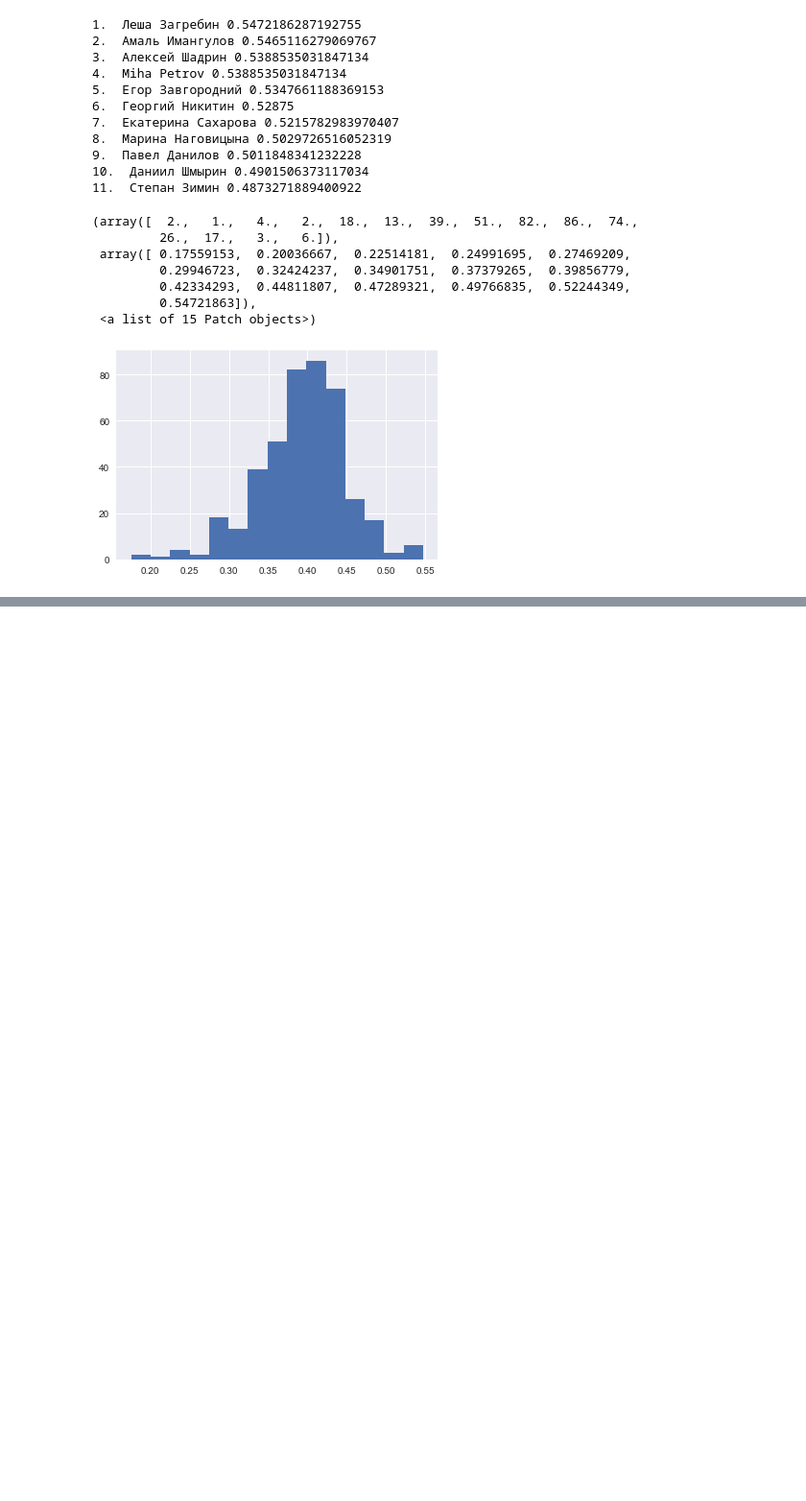
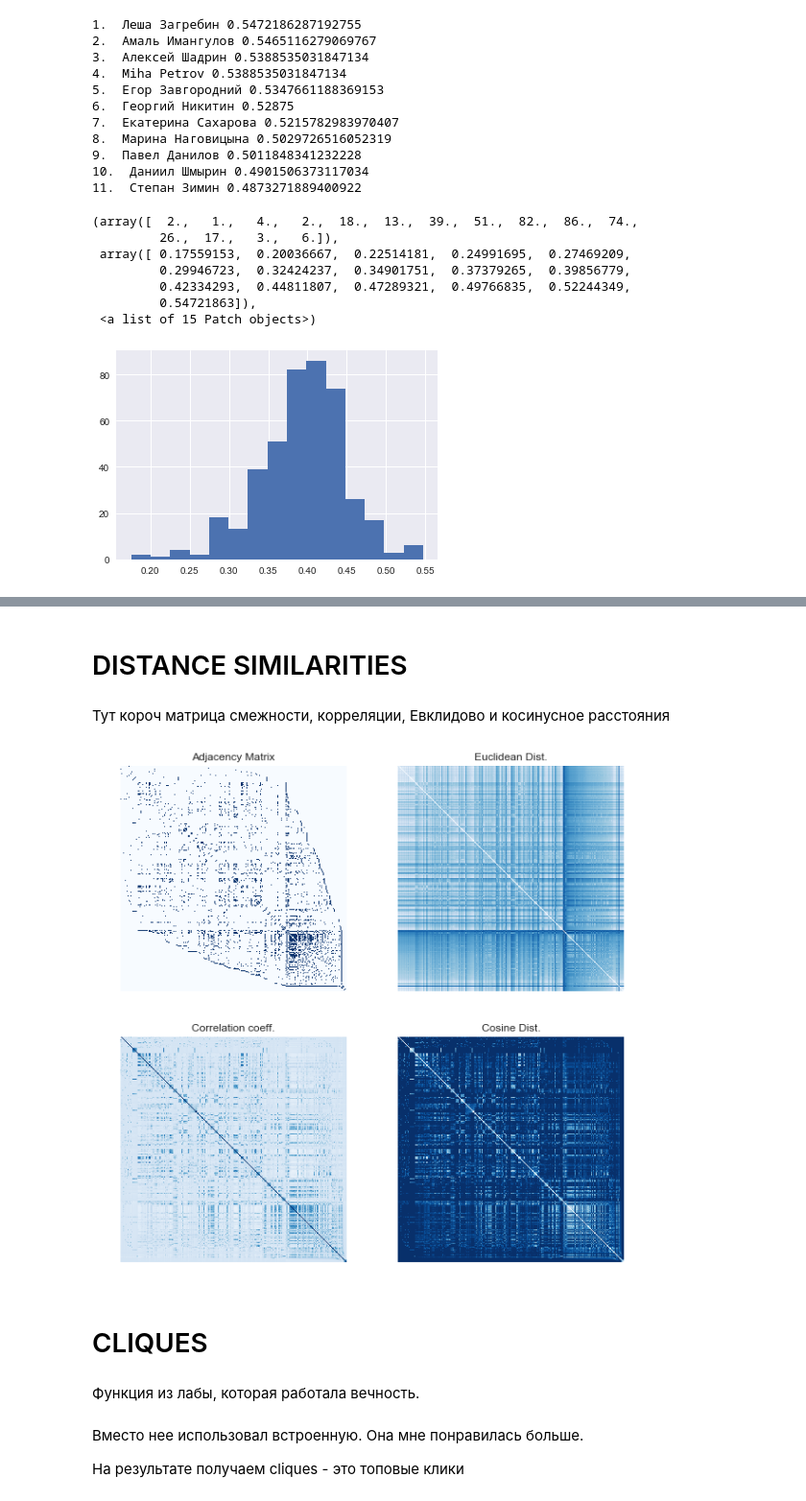
Before and after one commit to Zelich/HSE_tasks, a Jupyter notebook: Seti_Project1.ipynb, the cells around one changed output, grey strips where cells are left out. Shown at 96% size. Drawn from its saved outputs; the diff is of its cells as text; code cells hidden in the pictures; blank space fills up the shorter version.

```diff
--- a/Seti_Project1.ipynb
+++ b/Seti_Project1.ipynb
@@ -234,0 +284,38 @@ plt.hist(list(cc.values()), bins=15)
+# %% [markdown]
+# DISTANCE SIMILARITIES
+# %% [markdown]
+Тут короч матрица смежности, корреляции, Евклидово и косинусное расстояния
+# %%
+def plotDist(G):
+    rcm = nx.utils.reverse_cuthill_mckee_ordering(G)
+    A = nx.to_numpy_matrix(G, dtype=int, nodelist=list(rcm))
+    A = np.asarray(A)
+    f, ax = plt.subplots(2, 2, figsize=(10,10))
+    ax[0, 0].imshow(A, cmap = 'Blues', interpolation = 'None')
+    ax[0, 0].set_title('Adjacency Matrix')
+    ax[0, 0].axis('off')
+
+    D = np.corrcoef(A)
+    ax[1, 0].imshow(D, cmap = 'Blues', interpolation = 'None')
+    ax[1, 0].set_title('Correlation coeff.')
+    ax[1, 0].axis('off')
+
+    dVec = spt.distance.pdist(A, metric = 'euclidean')
+    D = spt.distance.squareform(dVec)
+    ax[0, 1].imshow(D, cmap = 'Blues', interpolation = 'None')
+    ax[0, 1].set_title('Euclidean Dist.')
+    ax[0, 1].axis('off')
+
+    dVec = spt.distance.pdist(A, metric = 'cosine')
+    D = spt.distance.squareform(dVec)
+    ax[1, 1].imshow(D, cmap = 'Blues', interpolation = 'None')
+    ax[1, 1].set_title('Cosine Dist.')
+    ax[1, 1].axis('off')
+
+plotDist(G)
+# %% [output]
+[figure, added]
+# %% [markdown]
+# CLIQUES
+# %% [markdown]
+Функция из лабы, которая работала вечность.
@@ -234,0 +337,4 @@ plt.hist(list(cc.values()), bins=15)
+# %% [markdown]
+Вместо нее использовал встроенную. Она мне понравилась больше.
+
+На результате получаем cliques - это топовые клики
```
Also changed, not shown: parts of 66 cells of this notebook.
